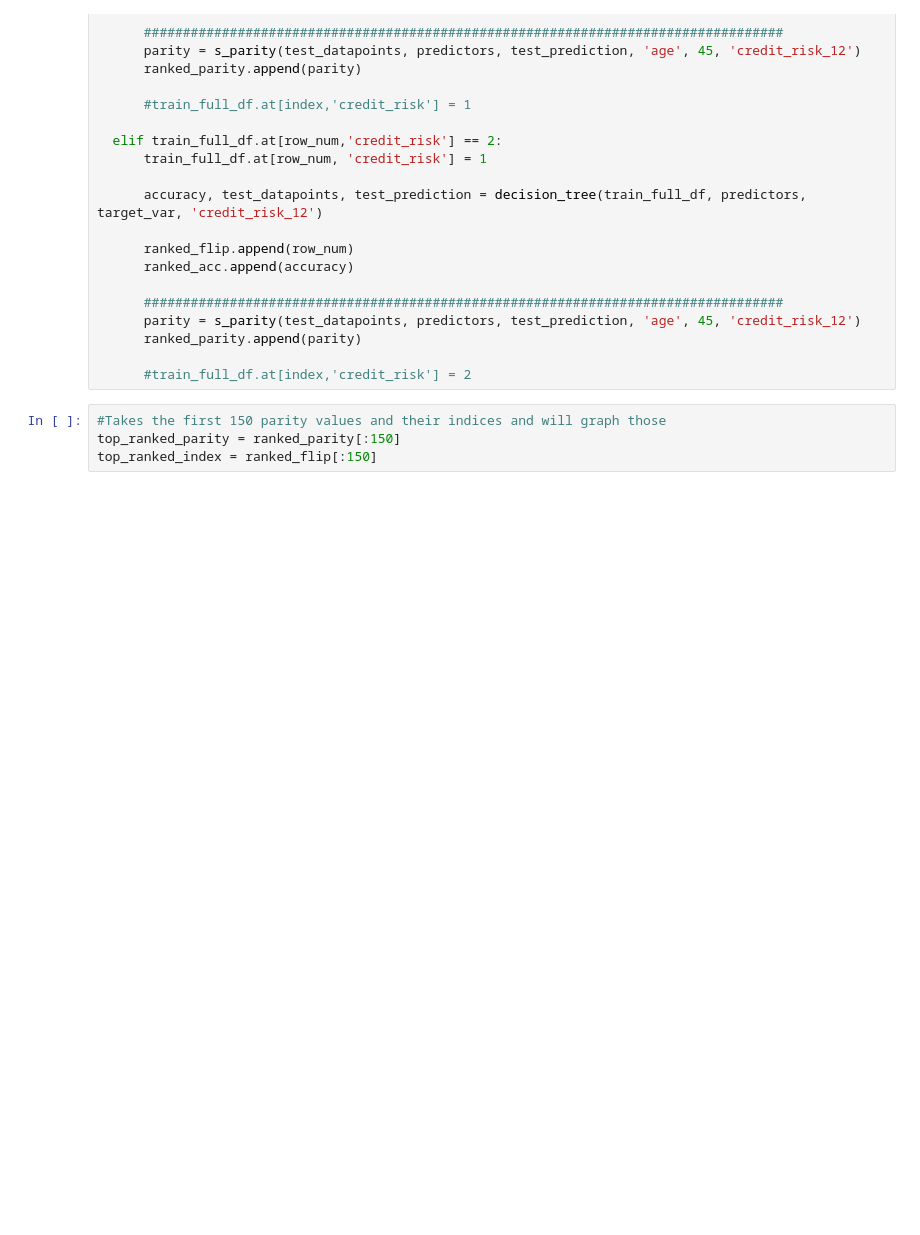
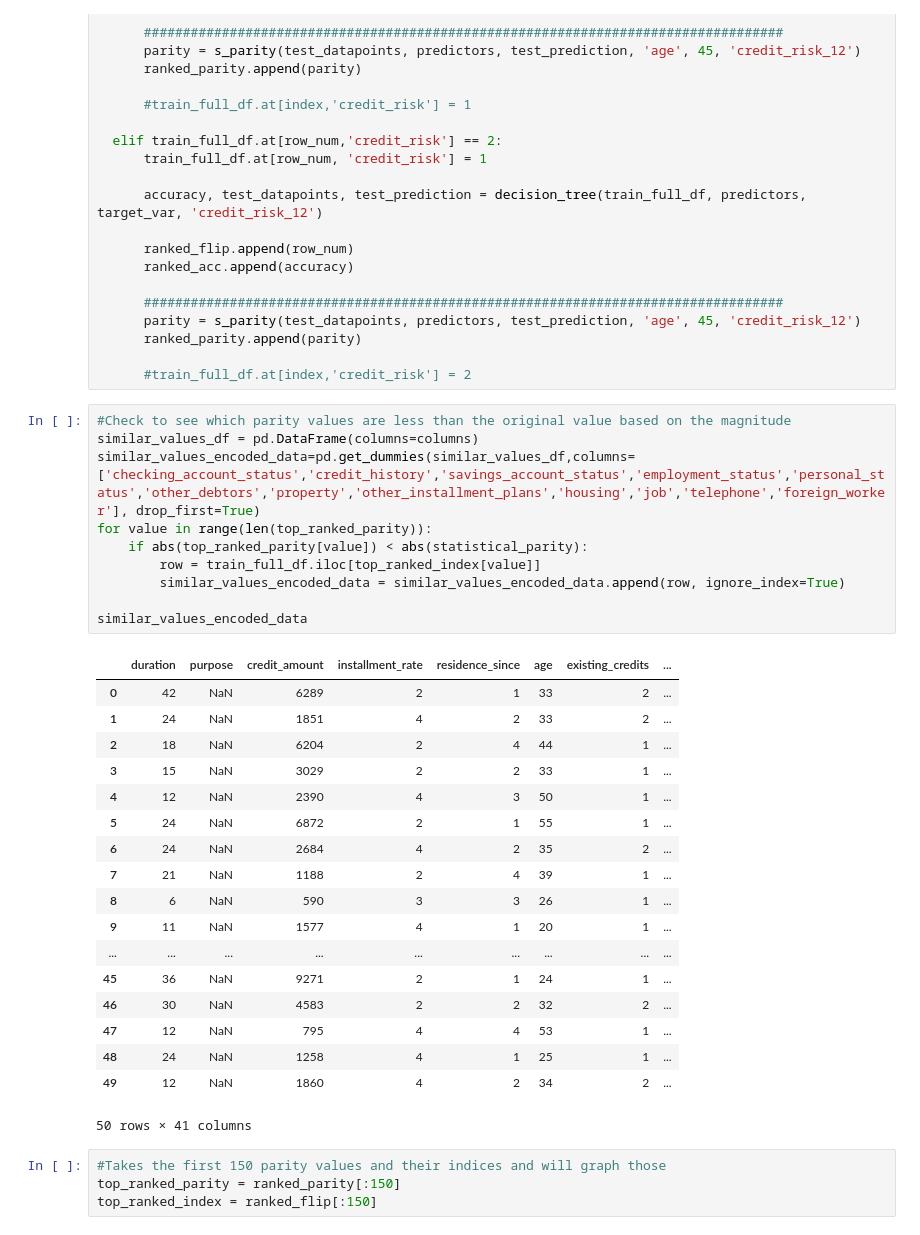
Before and after one commit to s-thandri/labelflipping, a Jupyter notebook: german_credit.ipynb, the cells around one changed output. Drawn from its saved outputs; the diff is of its cells as text; blank space fills up the shorter version.

Commit message:
Got rid of hardcoded values; found similar

```diff
--- a/german_credit.ipynb
+++ b/german_credit.ipynb
@@ -291,6 +292,35 @@ for row in range(len(ranked_indices_list)):
       ranked_parity.append(parity)
 
       #train_full_df.at[index,'credit_risk'] = 2
+# %%
+#Check to see which parity values are less than the original value based on the magnitude
+similar_values_df = pd.DataFrame(columns=columns)
+similar_values_encoded_data=pd.get_dummies(similar_values_df,columns=['checking_account_status','credit_history','savings_account_status','employment_status','personal_status','other_debtors','property','other_installment_plans','housing','job','telephone','foreign_worker'], drop_first=True)
+for value in range(len(top_ranked_parity)):
+    if abs(top_ranked_parity[value]) < abs(statistical_parity):
+        row = train_full_df.iloc[top_ranked_index[value]]
+        similar_values_encoded_data = similar_values_encoded_data.append(row, ignore_index=True)
+
+similar_values_encoded_data
+# %% [output]
+|  | duration | purpose | credit_amount | installment_rate | residence_since | age | existing_credits | ... |
+| 0 | 42 | NaN | 6289 | 2 | 1 | 33 | 2 | ... |
+| 1 | 24 | NaN | 1851 | 4 | 2 | 33 | 2 | ... |
+| 2 | 18 | NaN | 6204 | 2 | 4 | 44 | 1 | ... |
+| 3 | 15 | NaN | 3029 | 2 | 2 | 33 | 1 | ... |
+| 4 | 12 | NaN | 2390 | 4 | 3 | 50 | 1 | ... |
+| 5 | 24 | NaN | 6872 | 2 | 1 | 55 | 1 | ... |
+| 6 | 24 | NaN | 2684 | 4 | 2 | 35 | 2 | ... |
+| 7 | 21 | NaN | 1188 | 2 | 4 | 39 | 1 | ... |
+| 8 | 6 | NaN | 590 | 3 | 3 | 26 | 1 | ... |
+| 9 | 11 | NaN | 1577 | 4 | 1 | 20 | 1 | ... |
+| ... | ... | ... | ... | ... | ... | ... | ... | ... |
+| 45 | 36 | NaN | 9271 | 2 | 1 | 24 | 1 | ... |
+| 46 | 30 | NaN | 4583 | 2 | 2 | 32 | 2 | ... |
+| 47 | 12 | NaN | 795 | 4 | 4 | 53 | 1 | ... |
+| 48 | 24 | NaN | 1258 | 4 | 1 | 25 | 1 | ... |
+| 49 | 12 | NaN | 1860 | 4 | 2 | 34 | 2 | ... |
+50 rows × 41 columns
 # %%
 #Takes the first 150 parity values and their indices and will graph those
 top_ranked_parity = ranked_parity[:150]
```
Also changed, not shown: parts of 6 cells of this notebook.
